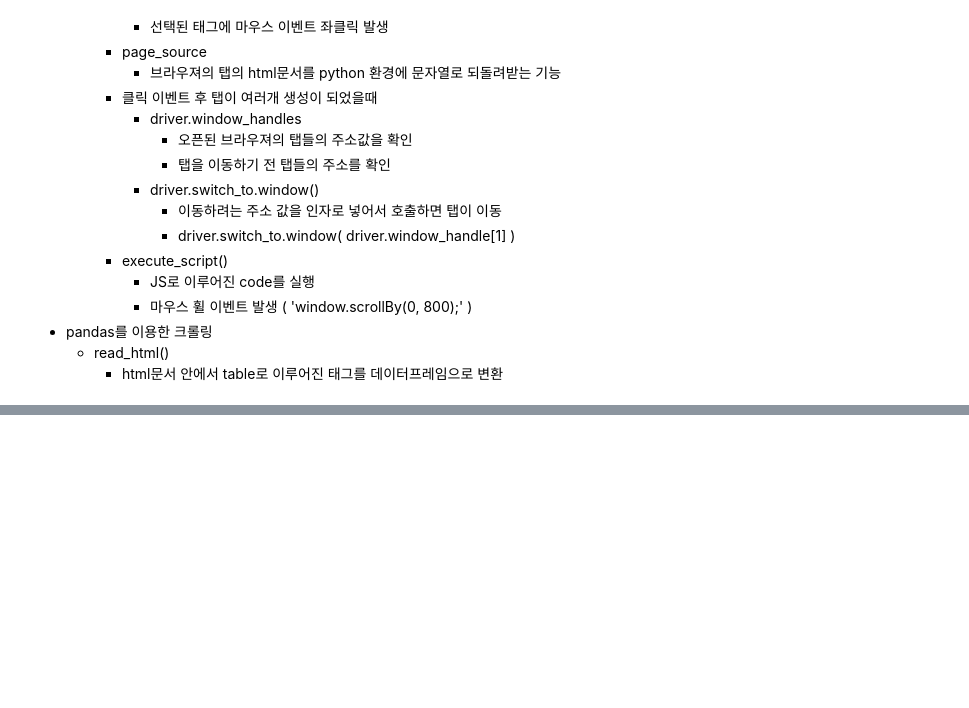
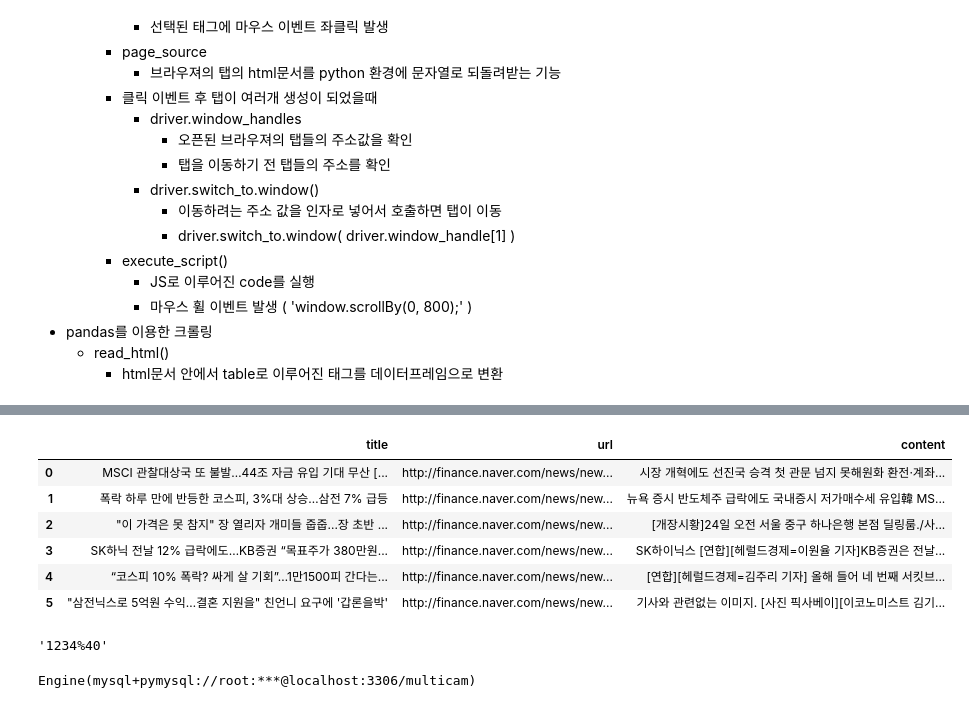
Before and after one commit to bsmoon-86/multicam_11, a Jupyter notebook: 20260623/03_크롤링.ipynb, the cells around one changed output, grey strips where cells are left out. Cells and saved outputs as stored; diff of their text form; code cells hidden in the pictures; blank space fills up the shorter version.

```diff
--- a/20260623/03_크롤링.ipynb
+++ b/20260623/03_크롤링.ipynb
@@ -91,0 +258,5 @@
+# %%
+# driver의 페이지 소스를 로드
+html_text = driver.page_source
+# %%
+soup4 = bs(html_text, 'html.parser')
@@ -91,0 +280,26 @@
+# %%
+driver = webdriver.Chrome()
+time.sleep(0.5)
+content_list = []
+for url in df['url'].tolist():
+    driver.get(url)
+    time.sleep(0.5)
+    html_text = driver.page_source
+    soup4 = bs(html_text, 'html.parser')
+    content = soup4.find('div', attrs={
+        'id' : 'newsct_article'
+    }).get_text().replace('\n', '')
+    content_list.append(content)
+driver.close()
+# %%
+df['content'] = content_list
+# %%
+df
+# %% [output]
+|  | title | url | content |
+| 0 | MSCI 관찰대상국 또 불발…44조 자금 유입 기대 무산 [... | http://finance.naver.com/news/new... | 시장 개혁에도 선진국 승격 첫 관문 넘지 못해원화 환전·계좌... |
+| 1 | 폭락 하루 만에 반등한 코스피, 3%대 상승…삼전 7% 급등 | http://finance.naver.com/news/new... | 뉴욕 증시 반도체주 급락에도 국내증시 저가매수세 유입韓 MS... |
+| 2 | "이 가격은 못 참지" 장 열리자 개미들 줍줍...장 초반 ... | http://finance.naver.com/news/new... | [개장시황]24일 오전 서울 중구 하나은행 본점 딜링룸./사... |
+| 3 | SK하닉 전날 12% 급락에도…KB증권 “목표주가 380만원... | http://finance.naver.com/news/new... | SK하이닉스 [연합][헤럴드경제=이원율 기자]KB증권은 전날... |
+| 4 | “코스피 10% 폭락? 싸게 살 기회”…1만1500피 간다는... | http://finance.naver.com/news/new... | [연합][헤럴드경제=김주리 기자] 올해 들어 네 번째 서킷브... |
+| 5 | "삼전닉스로 5억원 수익…결혼 지원을" 친언니 요구에 '갑론을박' | http://finance.naver.com/news/new... | 기사와 관련없는 이미지. [사진 픽사베이][이코노미스트 김기... |
@@ -91,0 +312,7 @@
+# %%
+# DB의 비밀번호
+password = '1234@'
+safe_pass = quote_plus(password)
+safe_pass
+# %% [output]
+'1234%40'
@@ -91,0 +324,4 @@
+# %%
+engine
+# %% [output]
+Engine(mysql+pymysql://root:***@localhost:3306/multicam)
```
Also changed, not shown: parts of 31 cells of this notebook, 3 other files.
